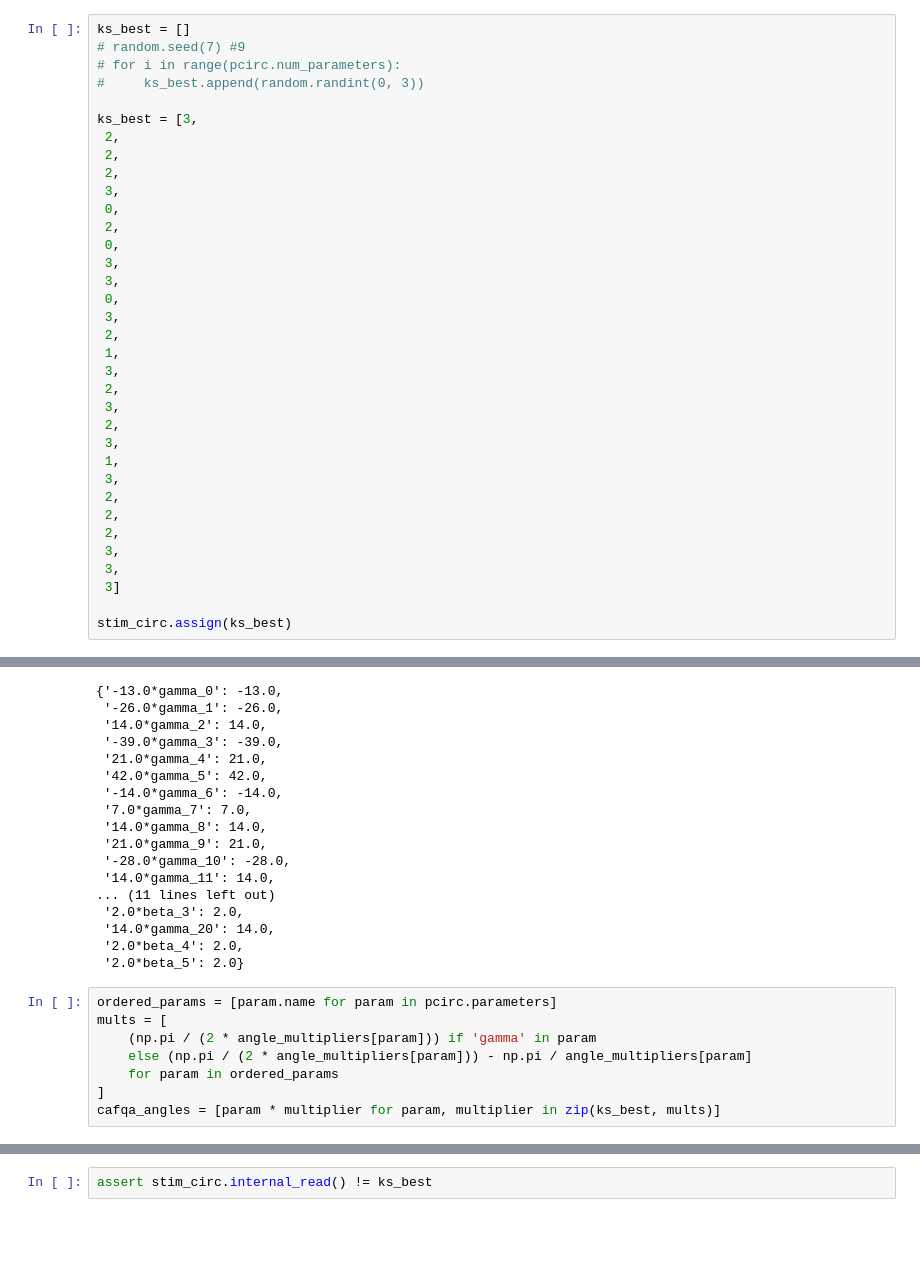
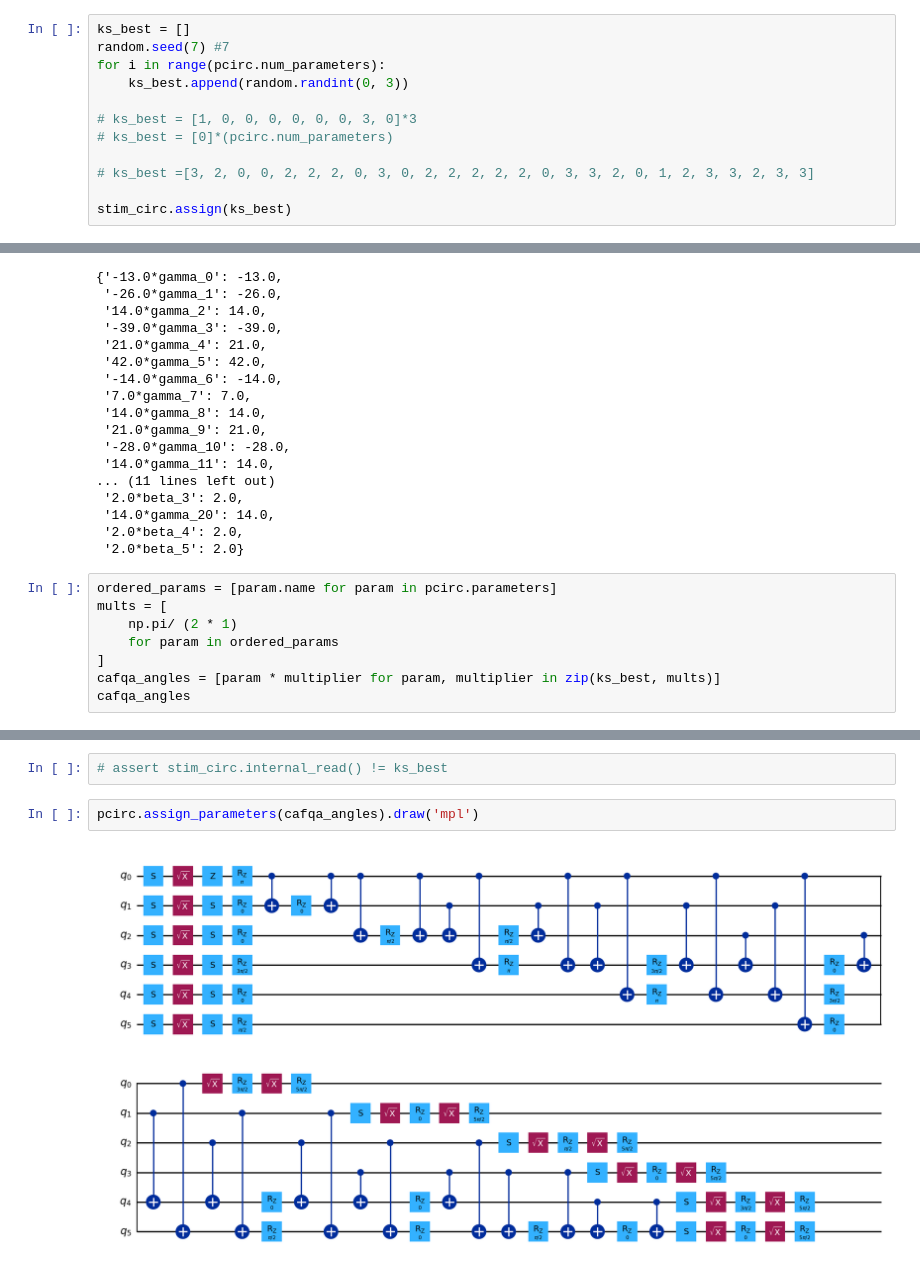
Before and after one commit to d-bharadwaj/SPIQ, a Jupyter notebook: playground_scripts/knapsack_energies_check.ipynb, the cells around one changed output, grey strips where cells are left out. Drawn from its saved outputs; the diff is of its cells as text; blank space fills up the shorter version.

```diff
--- a/playground_scripts/knapsack_energies_check.ipynb
+++ b/playground_scripts/knapsack_energies_check.ipynb
@@ -166,37 +170,14 @@ stim_circ.define_parameter_map(param_map)
 <clapton.clifford.ParametrizedCliffordCircuit at 0x...>
 # %%
 ks_best = []
-# random.seed(7) #9
-# for i in range(pcirc.num_parameters):
-#     ks_best.append(random.randint(0, 3))
+random.seed(7) #7
+for i in range(pcirc.num_parameters):
+    ks_best.append(random.randint(0, 3))
 
-ks_best = [3,
- 2,
- 2,
- 2,
- 3,
- 0,
- 2,
- 0,
- 3,
- 3,
- 0,
- 3,
- 2,
- 1,
- 3,
- 2,
- 3,
- 2,
- 3,
- 1,
- 3,
- 2,
- 2,
- 2,
- 3,
- 3,
- 3]
+# ks_best = [1, 0, 0, 0, 0, 0, 0, 3, 0]*3
+# ks_best = [0]*(pcirc.num_parameters)
+
+# ks_best =[3, 2, 0, 0, 2, 2, 2, 0, 3, 0, 2, 2, 2, 2, 2, 0, 3, 3, 2, 0, 1, 2, 3, 3, 2, 3, 3]
 
 stim_circ.assign(ks_best)
 # %% [output]
@@ -250,8 +231,8 @@ angle_multipliers
 # %%
 ordered_params = [param.name for param in pcirc.parameters]
 mults = [
-    (np.pi / (2 * angle_multipliers[param])) if 'gamma' in param
-    else (np.pi / (2 * angle_multipliers[param])) - np.pi / angle_multipliers[param]
+    np.pi/ (2 * 1)
     for param in ordered_params
 ]
 cafqa_angles = [param * multiplier for param, multiplier in zip(ks_best, mults)]
+cafqa_angles
@@ -264,2 +263,6 @@ Average Energy: 5.2397216796875
 # %%
-assert stim_circ.internal_read() != ks_best
+# assert stim_circ.internal_read() != ks_best
+# %%
+pcirc.assign_parameters(cafqa_angles).draw('mpl')
+# %% [output]
+[figure, added]
```
Also changed, not shown: parts of 10 cells of this notebook, 10 other files.
